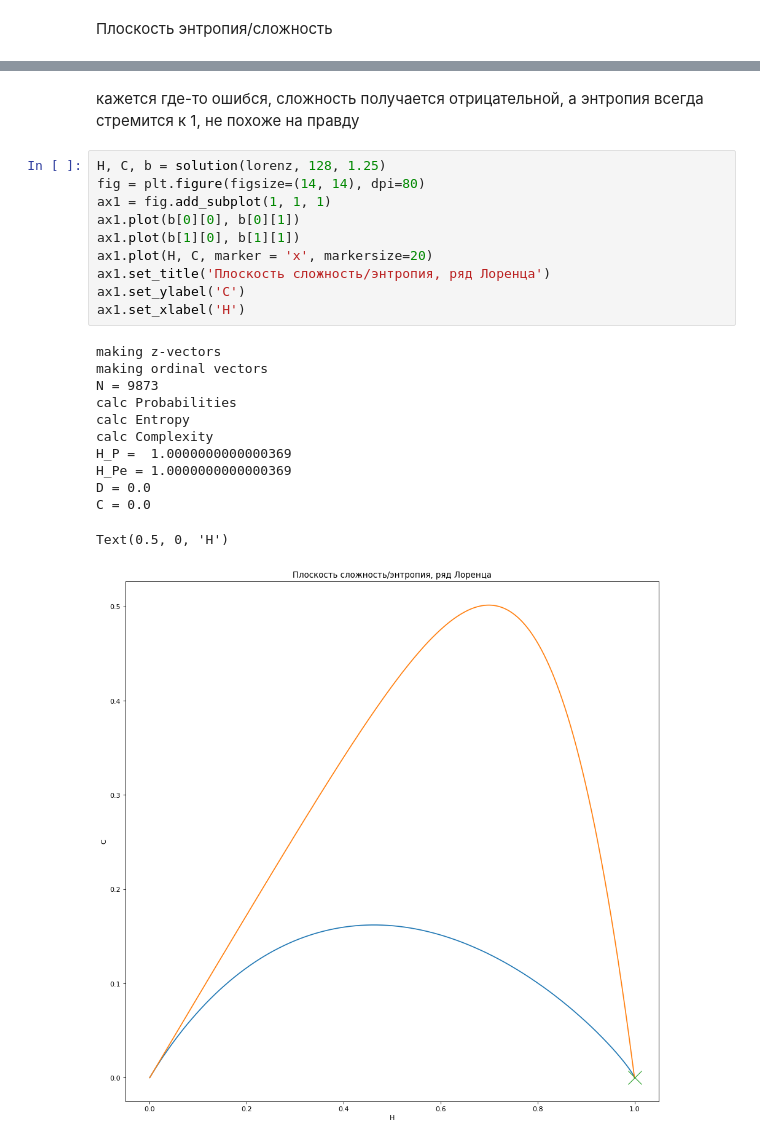
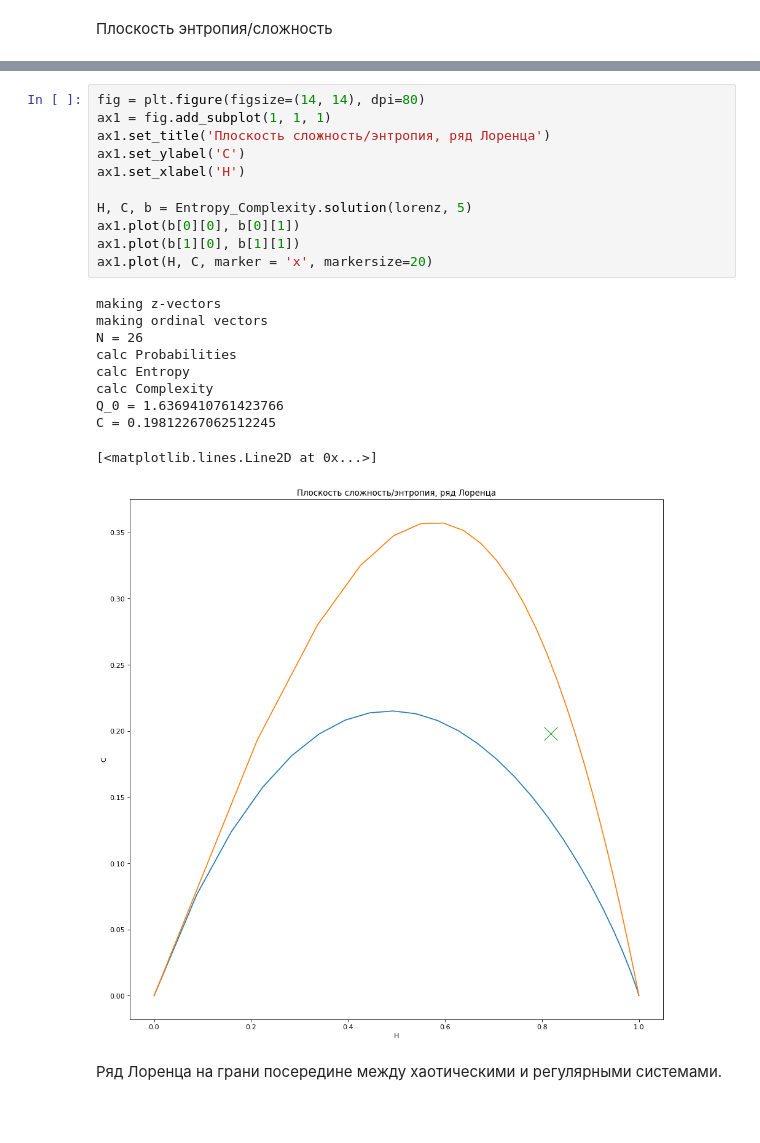
Before and after one commit to xekchansky/Code, a Jupyter notebook: Theory of complex systems/lab1/Lab1.ipynb, the cells around one changed output, grey strips where cells are left out. Cells and saved outputs as stored; diff of their text form; blank space fills up the shorter version.

```diff
--- a/Theory of complex systems/lab1/Lab1.ipynb
+++ b/Theory of complex systems/lab1/Lab1.ipynb
@@ -397,26 +184,25 @@ def solution(time_series, z_vector_size, Q_0):
-# %% [markdown]
-кажется где-то ошибся, сложность получается отрицательной, а энтропия всегда стремится к 1, не похоже на правду
 # %%
-H, C, b = solution(lorenz, 128, 1.25)
 fig = plt.figure(figsize=(14, 14), dpi=80)
 ax1 = fig.add_subplot(1, 1, 1)
+ax1.set_title('Плоскость сложность/энтропия, ряд Лоренца')
+ax1.set_ylabel('C')
+ax1.set_xlabel('H')
+
+H, C, b = Entropy_Complexity.solution(lorenz, 5)
 ax1.plot(b[0][0], b[0][1])
 ax1.plot(b[1][0], b[1][1])
 ax1.plot(H, C, marker = 'x', markersize=20)
-ax1.set_title('Плоскость сложность/энтропия, ряд Лоренца')
-ax1.set_ylabel('C')
-ax1.set_xlabel('H')
 # %% [output]
 making z-vectors
 making ordinal vectors
-N = 9873
+N = 26
 calc Probabilities
 calc Entropy
 calc Complexity
-H_P =  1.0000000000000369
-H_Pe = 1.0000000000000369
-D = 0.0
-C = 0.0
+Q_0 = 1.6369410761423766
+C = 0.19812267062512245
-Text(0.5, 0, 'H')
+[<matplotlib.lines.Line2D at 0x...>]
-[figure, old version]
+[figure, new version]
+# %% [markdown]
+Ряд Лоренца на грани посередине между хаотическими и регулярными системами.
 # %%
```
Also changed, not shown: parts of 33 cells of this notebook, 3 other files.
